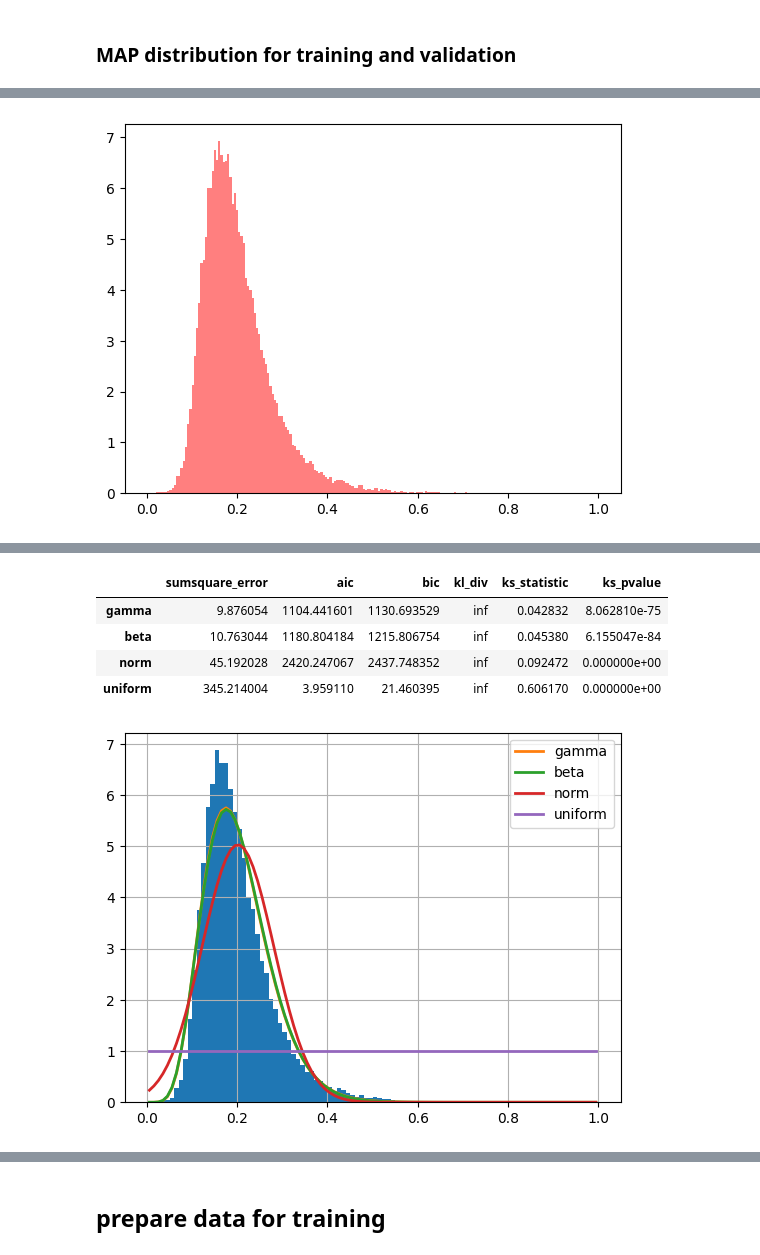
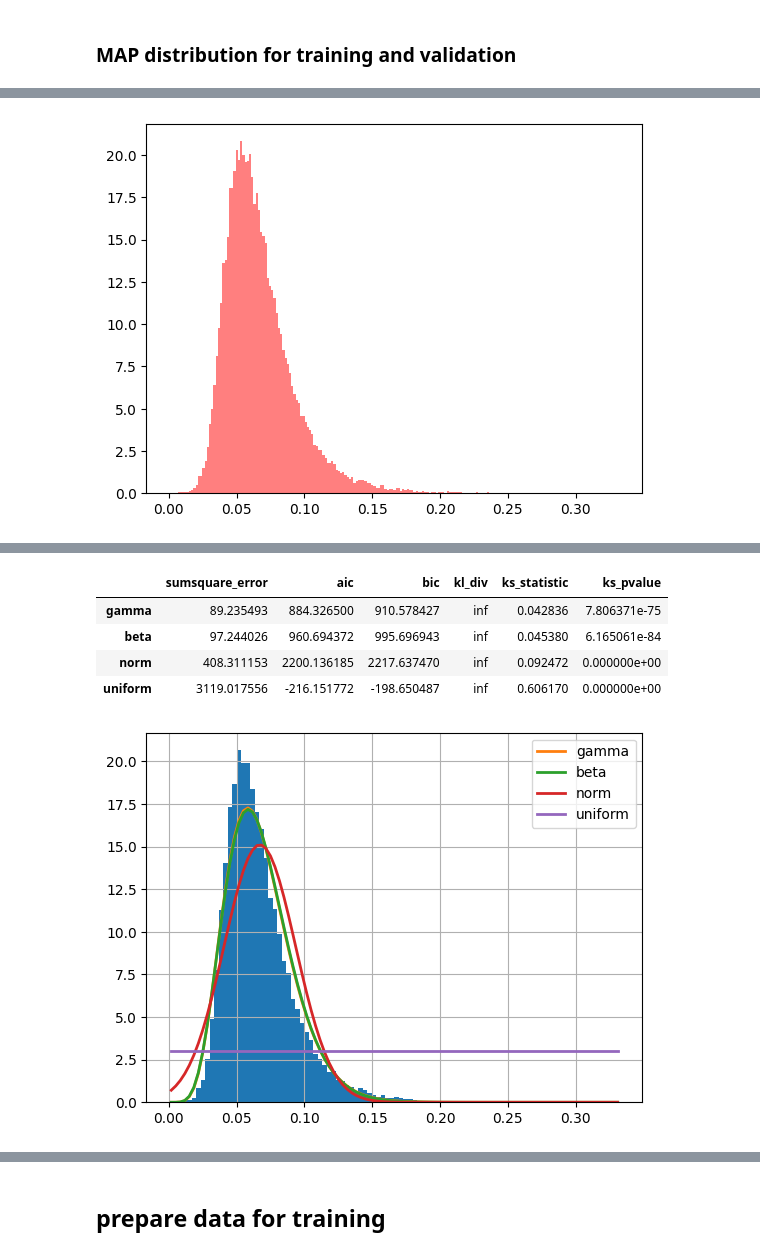
Before and after one commit to oshodiS/Rainfall-BetaEstimation, a Jupyter notebook: project_sho.ipynb, the cells around one changed output, grey strips where cells are left out. Cells and saved outputs as stored; diff of their text form; code cells hidden in the pictures.

Commit message:
Creato con Colaboratory

```diff
--- a/project_sho.ipynb
+++ b/project_sho.ipynb
@@ -32,4 +34,5 @@ from tensorflow.keras import callbacks
 # %%
+colab = True
 if colab:
     # se con colab
     from pathlib import Path
@@ -137,18 +154,20 @@ def scale_AMS(df, k = 1, IdD = True):
 
     return df
 # %%
-from sklearn.preprocessing import StandardScaler
+from sklearn.preprocessing import MinMaxScaler
 
 features_not_to_scale = ['ID', 'AMS', 'mean_IdD']
 features_to_scale = dfs['1'].columns.drop(features_not_to_scale)
 
 order_columns = ['ID', 'AMS', 'mean_IdD'] + list(features_to_scale)
 
-scaler = StandardScaler()
+scaler = MinMaxScaler() #min max scaler to have values in range [0, 1]
 std_dfs = {}
 
 for duration in DURATION:
+    #scaled_data = dfs[f'{duration}'][features_to_scale]
     scaled_data = scaler.fit_transform(dfs[f'{duration}'][features_to_scale])
+    #scaled_data = scale_col(dfs[f'{duration}'][features_to_scale], k = 2, IdD=False, col = features_to_scale)
     non_scaled_data = dfs[f'{duration}'][features_not_to_scale]
     std_dfs[f'{duration}'] = np.concatenate([non_scaled_data, scaled_data], axis=1)
 
@@ -156,5 +175,5 @@ for duration in DURATION:
     std_dfs[f'{duration}'] = pd.DataFrame(std_dfs[f'{duration}'], columns=order_columns)
 
     # scale AMS
-    std_dfs[f'{duration}'] = scale_AMS(std_dfs[f'{duration}'], IdD = False)
+    std_dfs[f'{duration}'] = scale_AMS(std_dfs[f'{duration}'], k=3, IdD = False)
 # %%
@@ -267,18 +301,13 @@ plt.show()
 # %%
-#create a global list of ams
-#ams_global =  list(chain.from_iterable([train_dfs[duration]['AMS'] for duration in train_dfs]))
-
+# plot the distribution of ams for duration '3'
 ams_3 = train_dfs['3']['AMS']
 
 #plot the histogram
 plt.hist(ams_3, bins='auto', alpha=0.5, label='train', density=True, color='red');
 # %% [output]
-[figure, old version]
+[figure, new version]
 # %%
 #Fit distribution
-'''ams_global_np = np.array(ams_global)
-f = Fitter(ams_global, distributions=['beta', 'gamma', 'norm', 'uniform'])'''
-ams_1_np = np.array(ams_3)
 f = Fitter(ams_3, distributions=['beta', 'gamma', 'norm', 'uniform'])
 f.fit()
 f.summary()
@@ -290,7 +319,7 @@ f.summary()
 |  | sumsquare_error | aic | bic | kl_div | ks_statistic | ks_pvalue |
-| gamma | 9.876054 | 1104.441601 | 1130.693529 | inf | 0.042832 | 8.062810e-75 |
-| beta | 10.763044 | 1180.804184 | 1215.806754 | inf | 0.045380 | 6.155047e-84 |
-| norm | 45.192028 | 2420.247067 | 2437.748352 | inf | 0.092472 | 0.000000e+00 |
-| uniform | 345.214004 | 3.959110 | 21.460395 | inf | 0.606170 | 0.000000e+00 |
+| gamma | 89.235493 | 884.326500 | 910.578427 | inf | 0.042836 | 7.806371e-75 |
+| beta | 97.244026 | 960.694372 | 995.696943 | inf | 0.045380 | 6.165061e-84 |
+| norm | 408.311153 | 2200.136185 | 2217.637470 | inf | 0.092472 | 0.000000e+00 |
+| uniform | 3119.017556 | -216.151772 | -198.650487 | inf | 0.606170 | 0.000000e+00 |
-[figure, old version]
+[figure, new version]
 # %%
```
Also changed, not shown: parts of 52 cells of this notebook.
